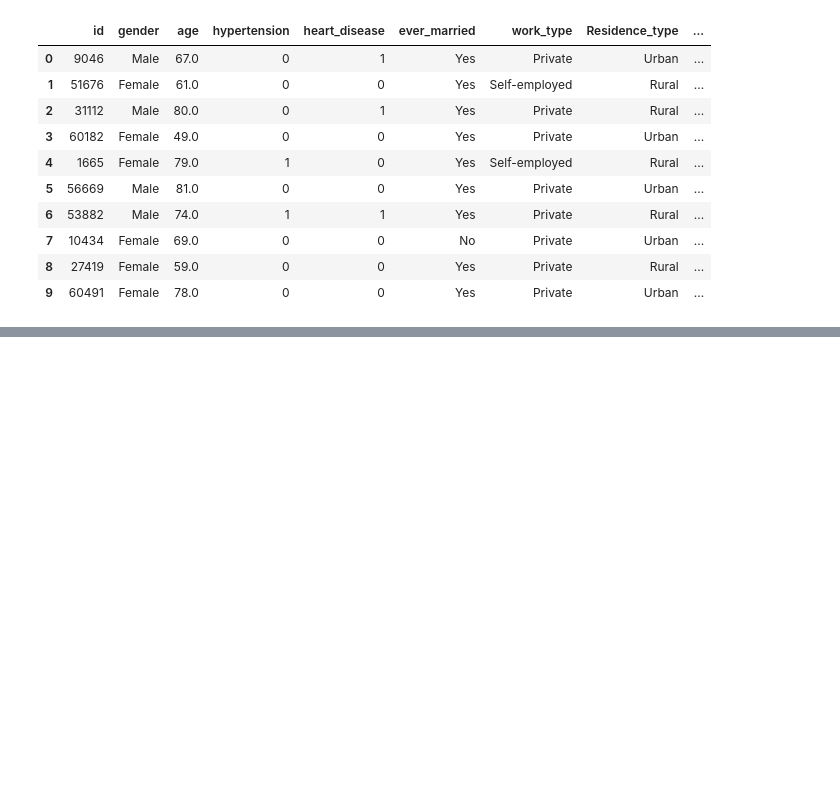
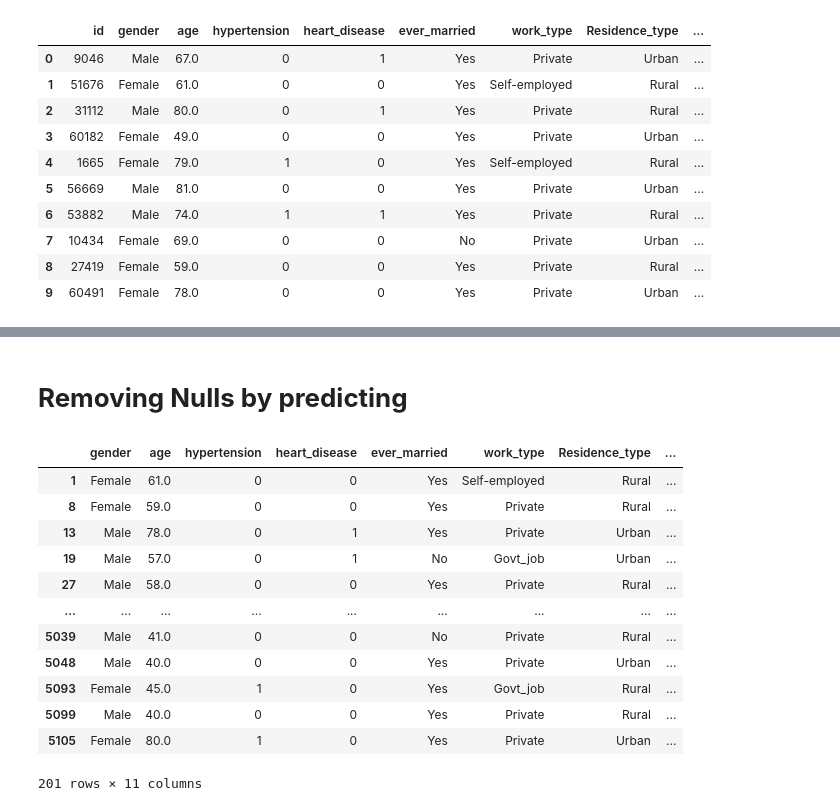
Before and after one commit to MoazZekry/Stroke-Prediction, a Jupyter notebook: Stroke Prediction.ipynb, the cells around one changed output, grey strips where cells are left out. Drawn from its saved outputs; the diff is of its cells as text; code cells hidden in the pictures; blank space fills up the shorter version.

```diff
--- a/Stroke Prediction.ipynb
+++ b/Stroke Prediction.ipynb
@@ -21,0 +49,4 @@ data.head(10)
+# %%
+data = data.drop(["id"],axis=1)
+# %% [markdown]
+# **Removing Nulls by predicting**
@@ -21,0 +58,16 @@ data.head(10)
+# %%
+incomplete_data
+# %% [output]
+|  | gender | age | hypertension | heart_disease | ever_married | work_type | Residence_type | ... |
+| 1 | Female | 61.0 | 0 | 0 | Yes | Self-employed | Rural | ... |
+| 8 | Female | 59.0 | 0 | 0 | Yes | Private | Rural | ... |
+| 13 | Male | 78.0 | 0 | 1 | Yes | Private | Urban | ... |
+| 19 | Male | 57.0 | 0 | 1 | No | Govt_job | Urban | ... |
+| 27 | Male | 58.0 | 0 | 0 | Yes | Private | Rural | ... |
+| ... | ... | ... | ... | ... | ... | ... | ... | ... |
+| 5039 | Male | 41.0 | 0 | 0 | No | Private | Rural | ... |
+| 5048 | Male | 40.0 | 0 | 0 | Yes | Private | Urban | ... |
+| 5093 | Female | 45.0 | 1 | 0 | Yes | Govt_job | Rural | ... |
+| 5099 | Male | 40.0 | 0 | 0 | Yes | Private | Rural | ... |
+| 5105 | Female | 80.0 | 1 | 0 | Yes | Private | Urban | ... |
+201 rows × 11 columns
```
Also changed, not shown: parts of 20 cells of this notebook.
